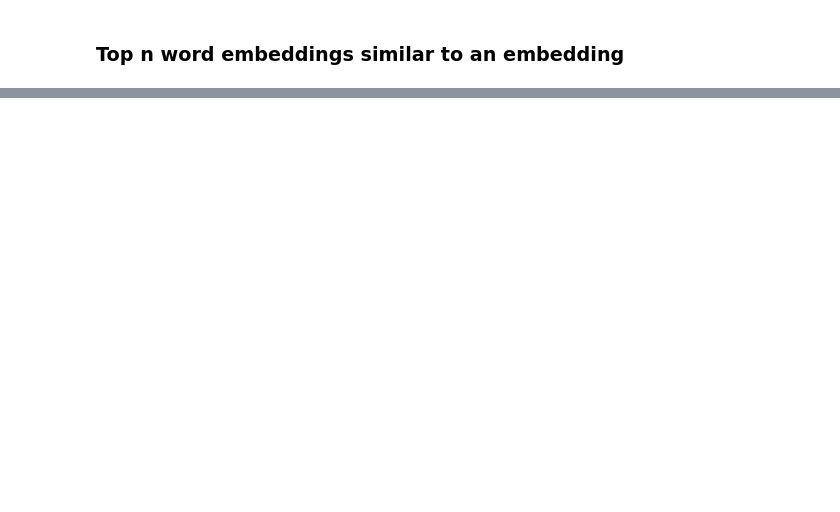
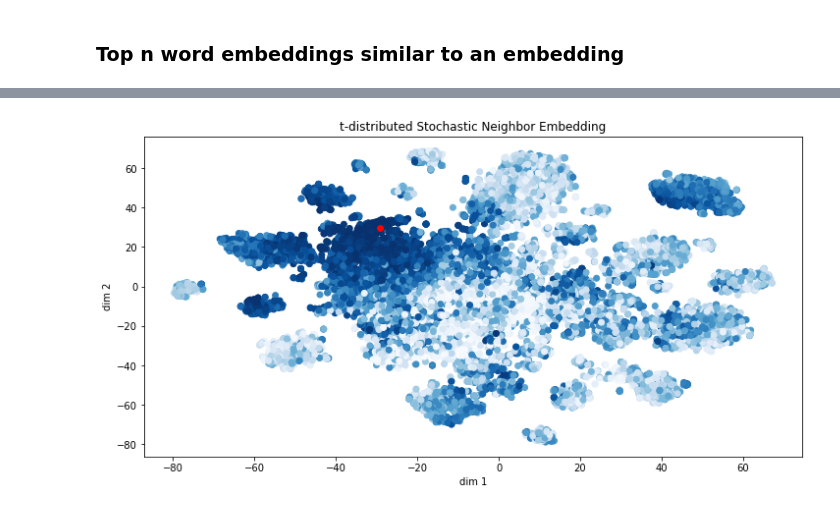
Before and after one commit to LorenzoBoccalon/Embeddings_Pytorch, a Jupyter notebook: exploratory_analysis.ipynb, the cells around one changed output, grey strips where cells are left out. Saved outputs shown, nothing was run; the diff lists cells and outputs as text; code cells hidden in the pictures; blank space fills up the shorter version.

```diff
--- a/exploratory_analysis.ipynb
+++ b/exploratory_analysis.ipynb
@@ -300,14 +269,13 @@ we found 12 locations in the interest area. We now look for the most similar loc
 # %% [markdown]
 ### Top n word embeddings similar to an embedding
 # %%
-def top_n(index, n=10):
-    from sklearn.metrics.pairwise import cosine_similarity
+def top_n(index, n=None):
     the_emb = emb.loc[index].values.reshape(1, -1)
     pwc = cosine_similarity(the_emb, emb.values)
     pwc = np.argsort(pwc[0])[::-1]
-    return pwc[1:n+1]
+    return pwc[1:n+1] if n else pwc
 
-rialto = pd.DataFrame(top_n(5249))
+rialto = pd.DataFrame(top_n(5249, 10))
 pd.merge(rialto, loc_fin, left_on=0, right_on='index')
 # Top 10 places near Rialto Bridge according to the embeddings
 # %% [output]
@@ -324,0 +312,16 @@ pd.merge(rialto, loc_fin, left_on=0, right_on='index')
+# %%
+rialto = pd.DataFrame(top_n(5249))
+colors = [ v for _, v in
+    sorted([(v,i) for i,v in enumerate(rialto[0])], key = lambda x: x[0])
+]
+# %%
+fig, ax = plt.subplots(figsize=(12, 6))
+rialto_coo = X_embedded[5249]
+ax.plot(rialto_coo[0], rialto_coo[1], 'ro', label='Rialto Bridge')
+ax.scatter(X_embedded[:, 0], X_embedded[:, 1], c=colors, cmap='Blues_r')
+ax.set_ylabel('dim 2')
+ax.set_xlabel('dim 1')
+ax.set_title('t-distributed Stochastic Neighbor Embedding')
+plt.show()
+# %% [output]
+[figure, added]
```
Also changed, not shown: parts of 26 cells of this notebook.
